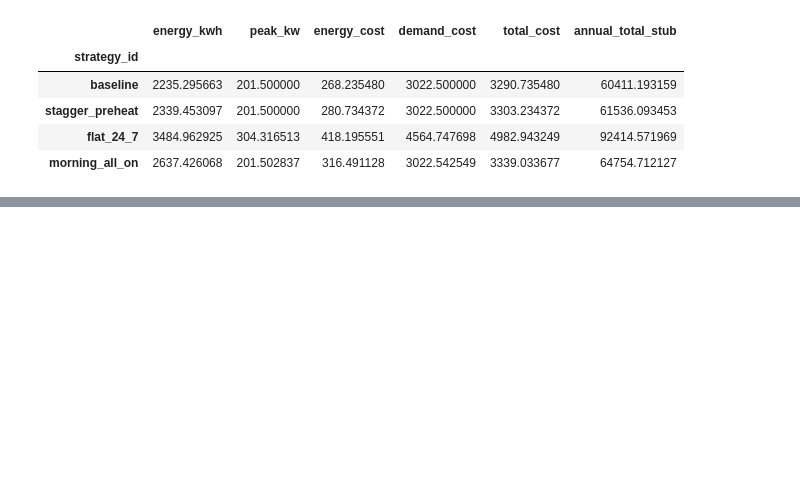
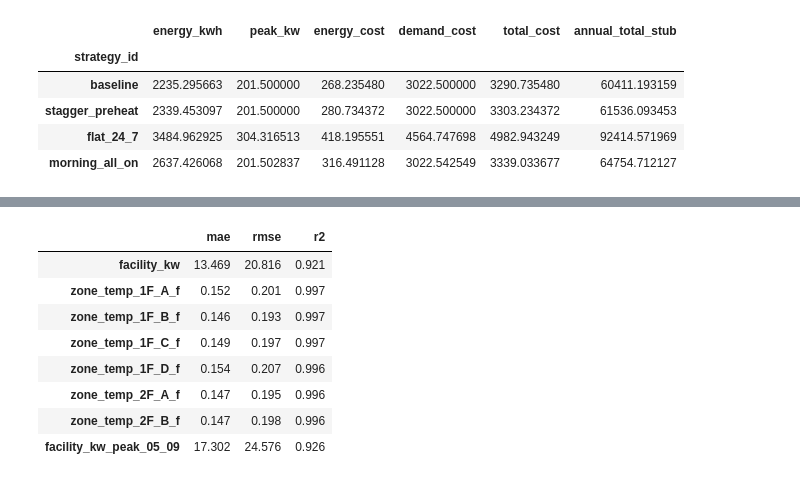
Before and after one commit to bbartling/py-bacnet-stacks-playground, a Jupyter notebook: vibe_code_apps_22/notebooks/lakeside_heating_dsm_sklearn.ipynb, the cells around one changed output, grey strips where cells are left out. Cells and saved outputs as stored; diff of their text form; code cells hidden in the pictures; blank space fills up the shorter version.

```diff
--- a/vibe_code_apps_22/notebooks/lakeside_heating_dsm_sklearn.ipynb
+++ b/vibe_code_apps_22/notebooks/lakeside_heating_dsm_sklearn.ipynb
@@ -272,0 +459,46 @@ training_source ENERGYPLUS_SIMULATED
+# %%
+gkf_mt = GroupKFold(n_splits=min(4, max(2, df_mt["day"].nunique())))
+oof_mt = np.zeros_like(Y_mt)
+for tr, te in gkf_mt.split(X_mt, Y_mt, groups_mt):
+    est = MultiOutputRegressor(
+        ExtraTreesRegressor(
+            n_estimators=120, max_depth=14, min_samples_leaf=2,
+            n_jobs=-1, random_state=21,
+        )
+    )
+    est.fit(X_mt[tr], Y_mt[tr])
+    oof_mt[te] = est.predict(X_mt[te])
+
+per_target = {}
+for j, name in enumerate(tgt_cols_mt):
+    yt, yp = Y_mt[:, j], oof_mt[:, j]
+    per_target[name] = {
+        "mae": float(mean_absolute_error(yt, yp)),
+        "rmse": float(np.sqrt(mean_squared_error(yt, yp))),
+        "r2": float(r2_score(yt, yp)),
+    }
+# peak-window on facility_kw only
+pm = peak_mt
+per_target["facility_kw_peak_05_09"] = {
+    "mae": float(mean_absolute_error(Y_mt[pm, 0], oof_mt[pm, 0])),
+    "rmse": float(np.sqrt(mean_squared_error(Y_mt[pm, 0], oof_mt[pm, 0]))),
+    "r2": float(r2_score(Y_mt[pm, 0], oof_mt[pm, 0])),
+}
+score_mt = pd.DataFrame(per_target).T.round(3)
+display(score_mt)
+
+fig, ax = plt.subplots(figsize=(8, 5))
+bars = {k: v for k, v in per_target.items() if not k.endswith("peak_05_09")}
+multitarget_mae_rmse_bars(bars, ax=ax)
+save_fig(PATHS["figures"] / "multitarget_sklearn_mae_rmse.png", fig)
+plt.show()
+# %% [output]
+|  | mae | rmse | r2 |
+| facility_kw | 13.469 | 20.816 | 0.921 |
+| zone_temp_1F_A_f | 0.152 | 0.201 | 0.997 |
+| zone_temp_1F_B_f | 0.146 | 0.193 | 0.997 |
+| zone_temp_1F_C_f | 0.149 | 0.197 | 0.997 |
+| zone_temp_1F_D_f | 0.154 | 0.207 | 0.996 |
+| zone_temp_2F_A_f | 0.147 | 0.195 | 0.996 |
+| zone_temp_2F_B_f | 0.147 | 0.198 | 0.996 |
+| facility_kw_peak_05_09 | 17.302 | 24.576 | 0.926 |
```
Also changed, not shown: parts of 31 cells of this notebook, 32 other files.
